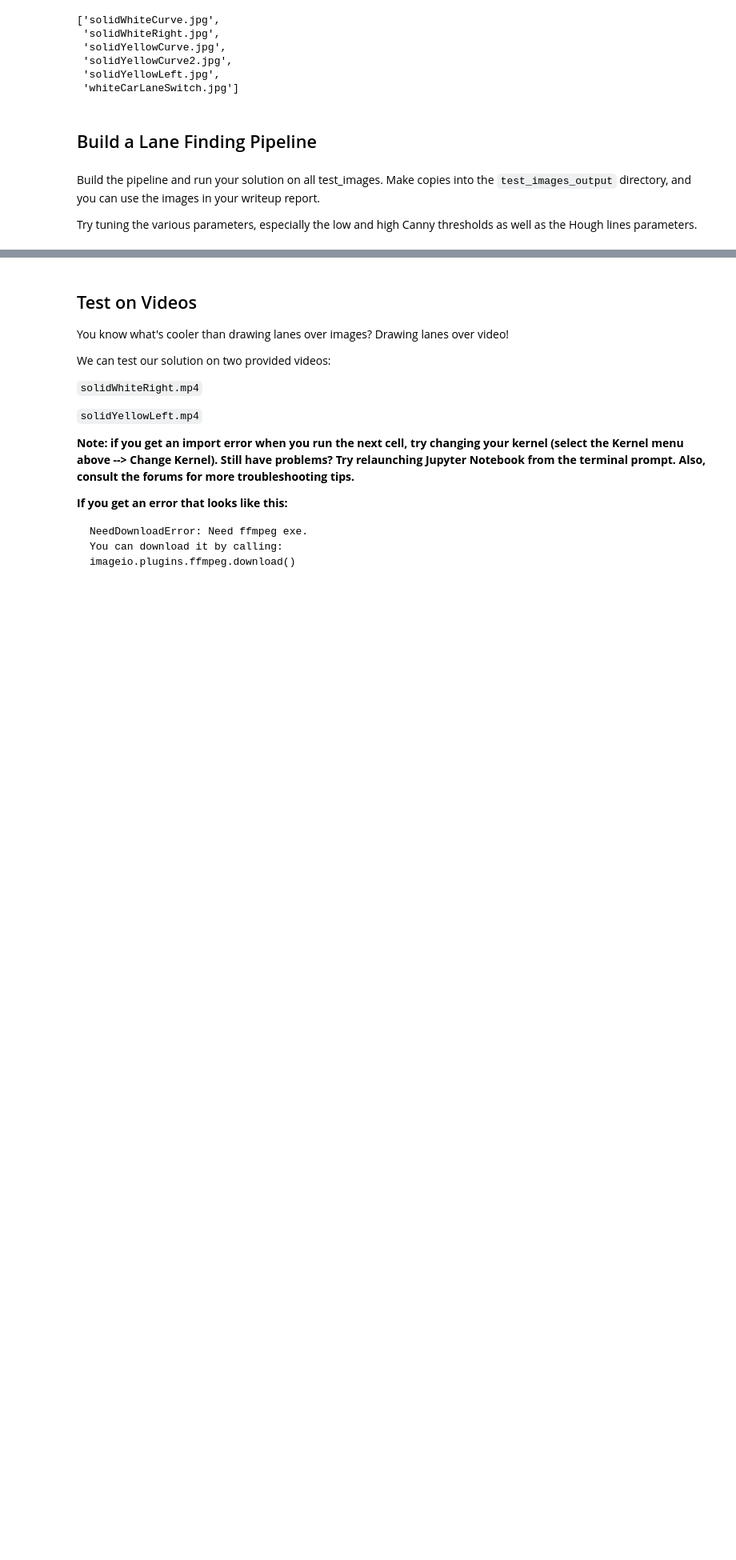
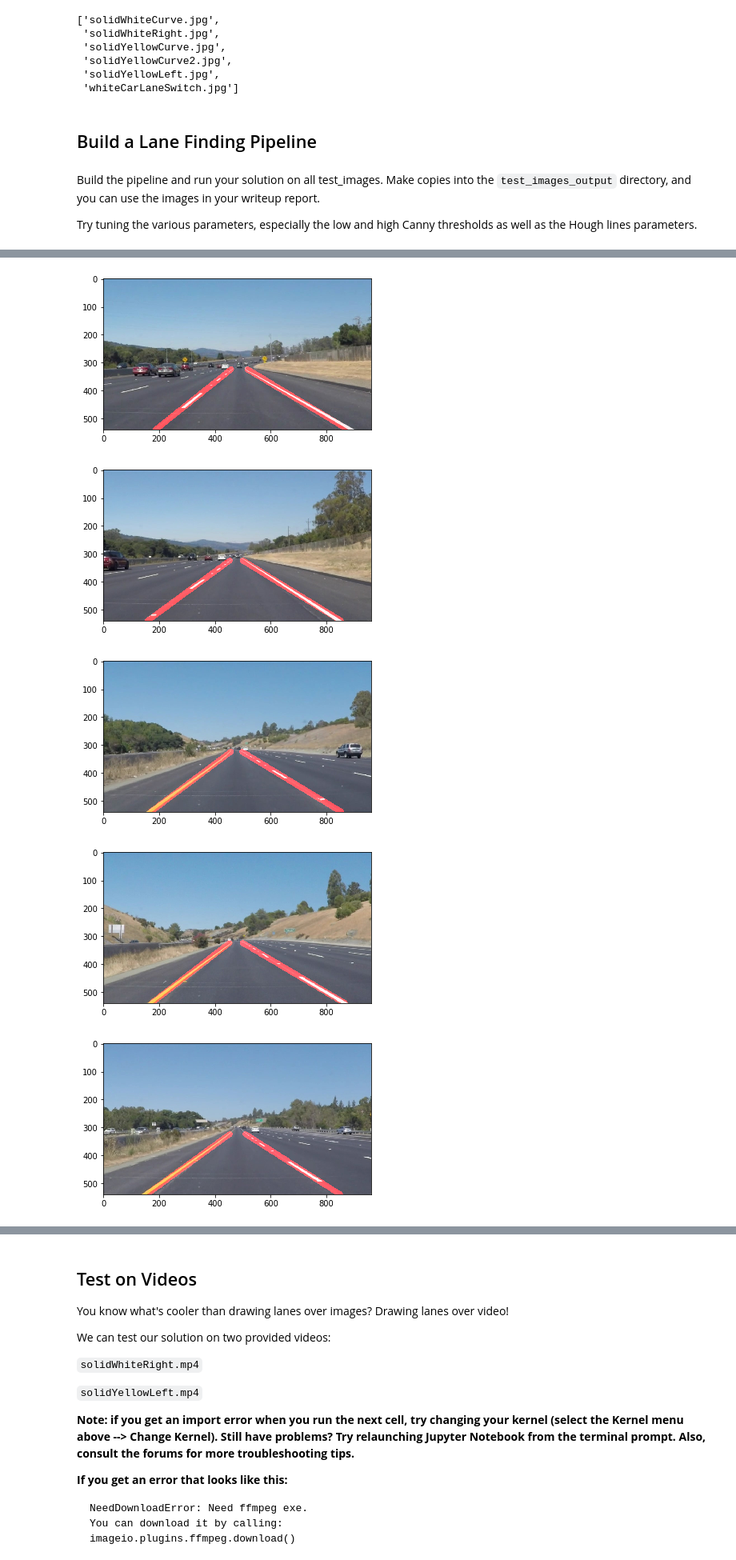
Before and after one commit to v-grishechko/CarND-LaneLines-P1, a Jupyter notebook: P1.ipynb, the cells around one changed output, grey strips where cells are left out. Shown at 80% size. Drawn from its saved outputs; the diff is of its cells as text; code cells hidden in the pictures; blank space fills up the shorter version.

Commit message:
Fix extrapolated lines: exit
q

```diff
--- a/P1.ipynb
+++ b/P1.ipynb
@@ -160,7 +160,7 @@ def make_line(y1, y2, line):
 
     return (x1, y1, x2, y2)
 
-def draw_lines(img, lines, color=[255, 0, 0], thickness=1):
+def draw_lines(img, lines, color=[255, 0, 0], thickness= 20):
     """
     NOTE: this is the function you might want to use as a starting point once you want to
     average/extrapolate the line segments you detect to map out the full
@@ -257,7 +257,7 @@ def show_car_lanes(image):
     #Blur
     processed_image = gaussian_blur(processed_image, 5)
     #Set mask
-    processed_image = set_region(processed_image)=
+    processed_image = set_region(processed_image)
     #Houg transform
     processed_image = hough_lines(processed_image, 1, np.pi/180 * 1, 50, 50, 300)
     processed_image = weighted_img(image, processed_image)
@@ -279,0 +279,5 @@ SyntaxError: invalid syntax (<ipython-input-452-394125741aad>, line 22)
+[figure, added]
+[figure, added]
+[figure, added]
+[figure, added]
+[figure, added]
```
Also changed, not shown: parts of 1 cell of this notebook, 6 other files.
